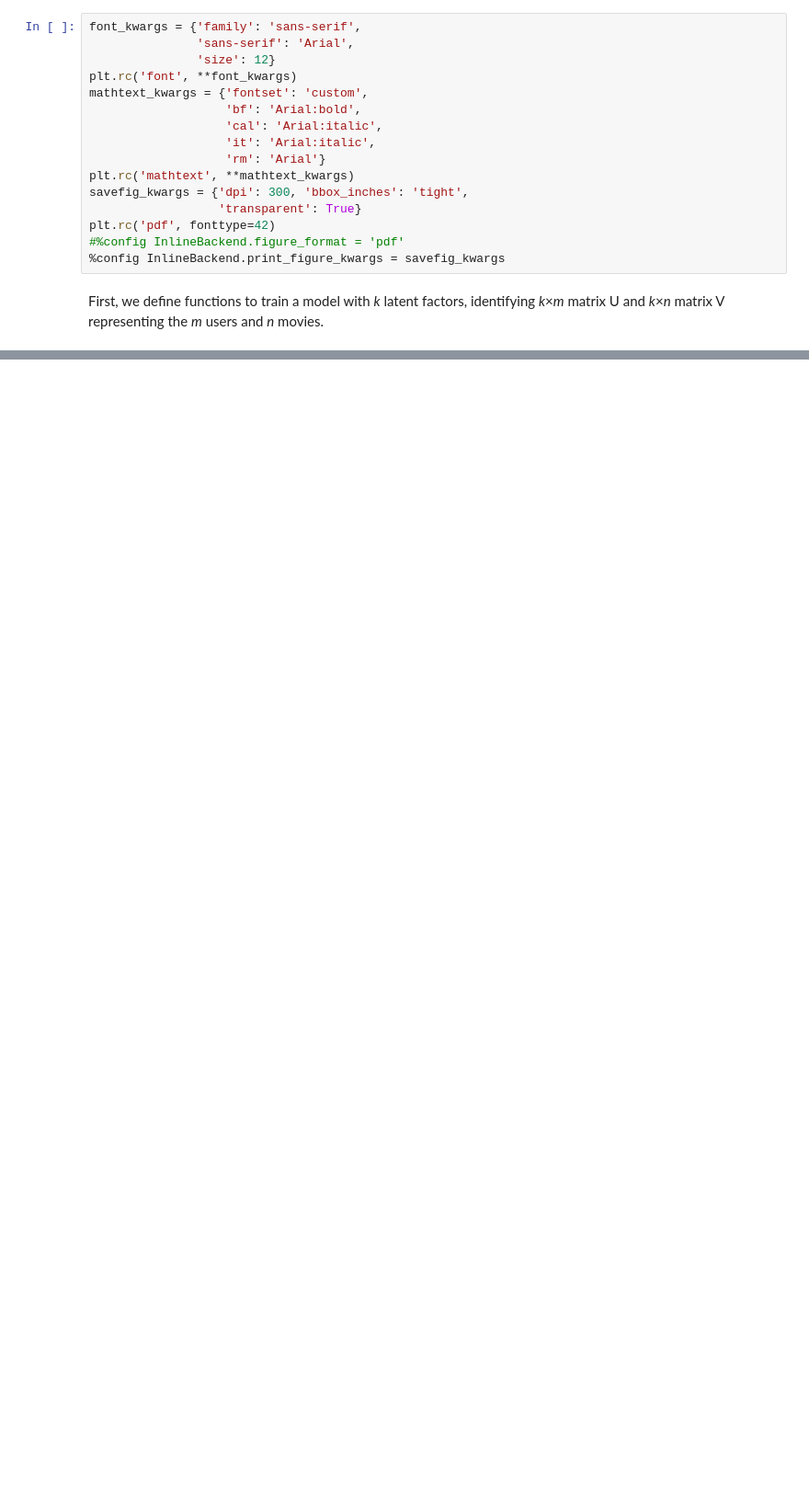
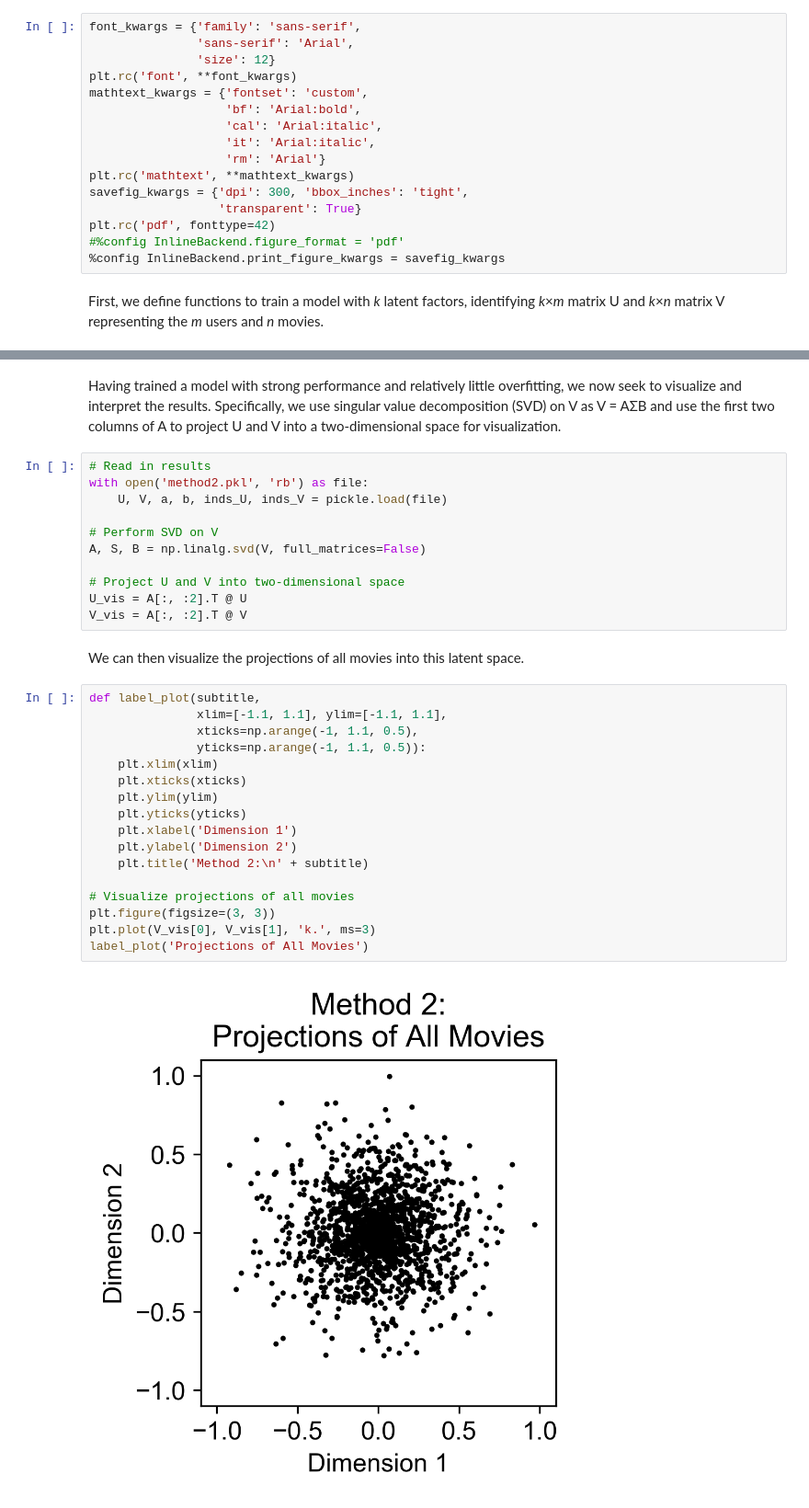
Before and after one commit to LiyinHe/CS155_project2, a Jupyter notebook: Bias_Learn_CS.ipynb, the cells around one changed output, grey strips where cells are left out. Shown at 92% size. Saved outputs shown, nothing was run; the diff lists cells and outputs as text; blank space fills up the shorter version.

```diff
--- a/Bias_Learn_CS.ipynb
+++ b/Bias_Learn_CS.ipynb
@@ -295,0 +291,34 @@ if __name__ == "__main__":
+# %% [markdown]
+Having trained a model with strong performance and relatively little overfitting, we now seek to visualize and interpret the results.  Specifically, we use singular value decomposition (SVD) on V as V = A&Sigma;B and use the first two columns of A to project U and V into a two-dimensional space for visualization.
+# %%
+# Read in results
+with open('method2.pkl', 'rb') as file:
+    U, V, a, b, inds_U, inds_V = pickle.load(file)
+
+# Perform SVD on V
+A, S, B = np.linalg.svd(V, full_matrices=False)
+
+# Project U and V into two-dimensional space
+U_vis = A[:, :2].T @ U
+V_vis = A[:, :2].T @ V
+# %% [markdown]
+We can then visualize the projections of all movies into this latent space.
+# %%
+def label_plot(subtitle,
+               xlim=[-1.1, 1.1], ylim=[-1.1, 1.1],
+               xticks=np.arange(-1, 1.1, 0.5),
+               yticks=np.arange(-1, 1.1, 0.5)):
+    plt.xlim(xlim)
+    plt.xticks(xticks)
+    plt.ylim(ylim)
+    plt.yticks(yticks)
+    plt.xlabel('Dimension 1')
+    plt.ylabel('Dimension 2')
+    plt.title('Method 2:\n' + subtitle)
+
+# Visualize projections of all movies
+plt.figure(figsize=(3, 3))
+plt.plot(V_vis[0], V_vis[1], 'k.', ms=3)
+label_plot('Projections of All Movies')
+# %% [output]
+[figure, added]
```
Also changed, not shown: parts of 20 cells of this notebook.
